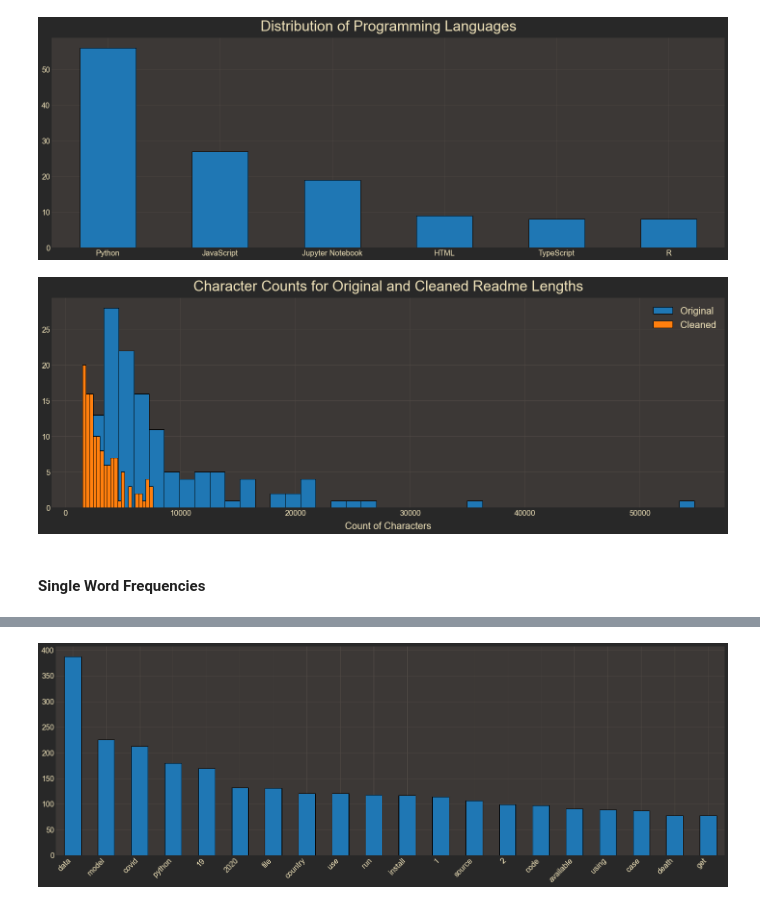
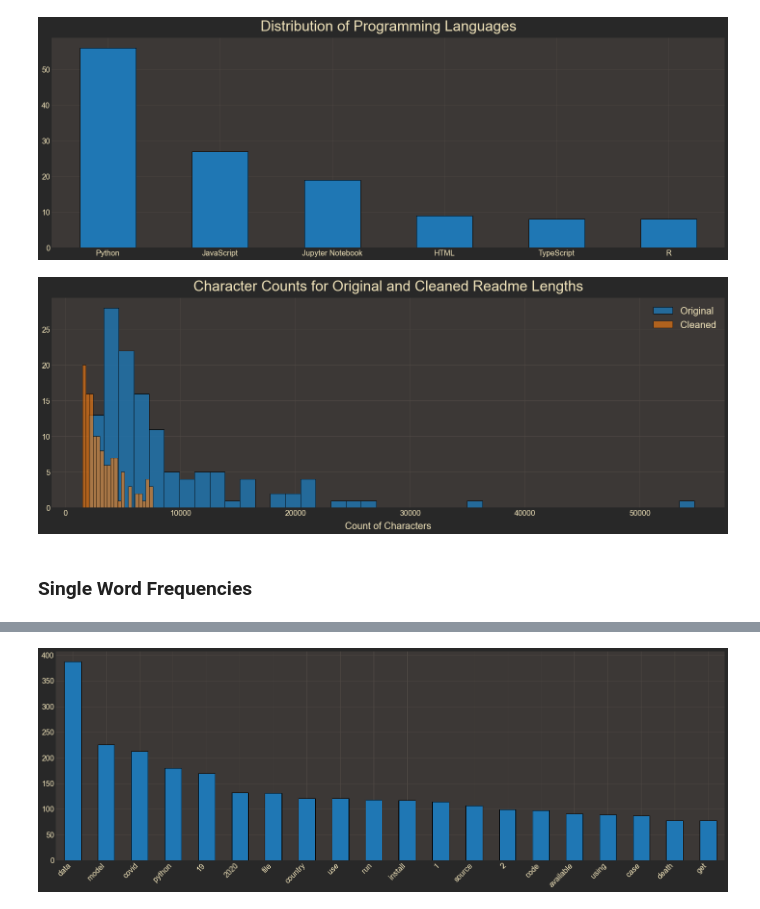
Before and after one commit to NLP-Project-CRT/NLP-Project, a Jupyter notebook: rz_workbook.ipynb, the cells around one changed output, grey strips where cells are left out. Cells and saved outputs as stored; diff of their text form; code cells hidden in the pictures.

```diff
--- a/rz_workbook.ipynb
+++ b/rz_workbook.ipynb
@@ -72,17 +73,17 @@ Name: programming_language, dtype: int64
 # %%
 # plot distribution of clean and original character lengths
 fig, ax = plt.subplots()
-X_train.original_char_length.hist(ax=ax, bins=40, ec='k', label='Original')
-X_train.cleaned_char_length.hist(ax=ax, bins=20, ec='k', label='Cleaned')
+X_train.original_char_length.hist(ax=ax, bins=40, ec='k', label='Original', alpha=0.8)
+X_train.cleaned_char_length.hist(ax=ax, bins=20, ec='k', label='Cleaned', alpha=0.6)
 plt.title('Character Counts for Original and Cleaned Readme Lengths',
           fontsize=30, pad=15)
 plt.xlabel('Count of Characters', fontsize=20, labelpad=10)
 plt.legend(fontsize=20)
 plt.show()
 # %% [output]
-[figure, old version]
+[figure, new version]
 # %% [markdown]
-#### Single Word Frequencies
+### Single Word Frequencies
 # %%
 # create series of top 20 words across all languages
 all_words = ' '.join(X_train.lemmatized_readme) .replace('\'', '')
```
Also changed, not shown: parts of 34 cells of this notebook.
